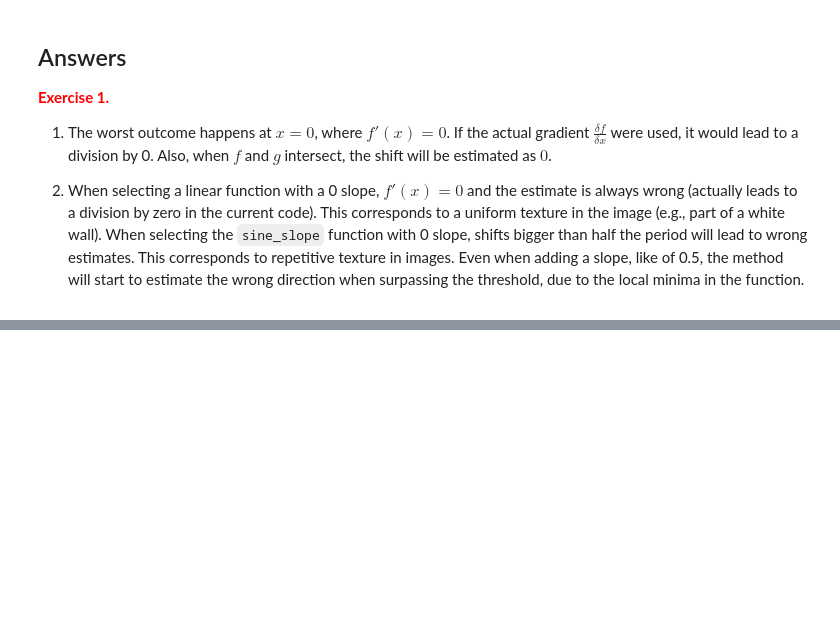
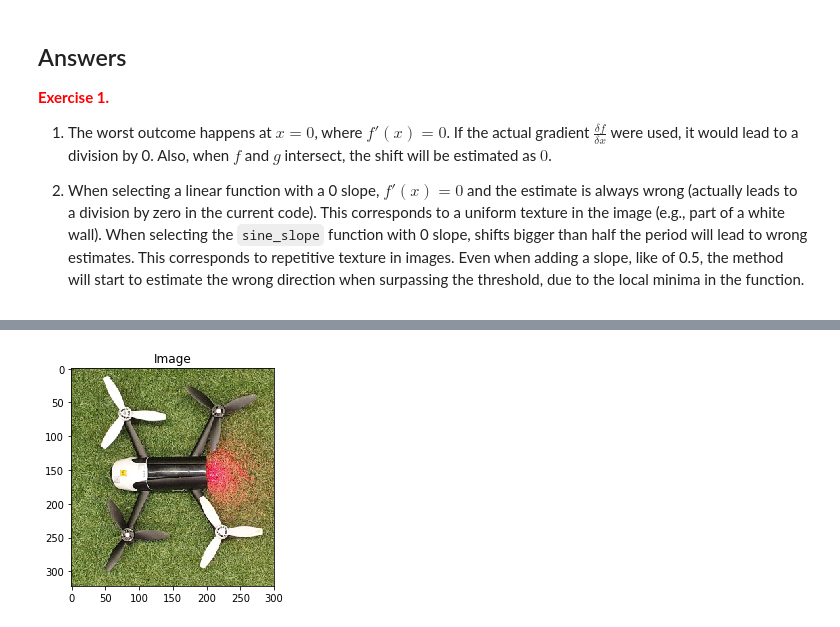
Before and after one commit to guidoAI/optic_flow_estimation, a Jupyter notebook: Optical flow estimation.ipynb, the cells around one changed output, grey strips where cells are left out. Cells and saved outputs as stored; diff of their text form; code cells hidden in the pictures; blank space fills up the shorter version.

```diff
--- a/Optical flow estimation.ipynb
+++ b/Optical flow estimation.ipynb
@@ -490,0 +684,94 @@ print(f'df/dx({x_query}) = {fun_dx(x_query, offset, slope, a, fun_type)}, df/dx2
+# %%
+%matplotlib inline
+import cv2
+import numpy as np
+from matplotlib import pyplot as plt
+import scipy
+from scipy import signal
+
+def gradient_x(imggray):
+    # Sobel kernel for Ix.
+    kernel_x = np.array([[-1, 0, 1],[-2, 0, 2],[-1, 0, 1]])
+    return signal.convolve2d(imggray, kernel_x, mode='same')
+
+def gradient_y(imggray):
+    # Sobel kernel for Iy:
+    kernel_y = np.array([[1, 2, 1], [0, 0, 0], [-1, -2, -1]])
+    return signal.convolve2d(imggray, kernel_y, mode='same')
+
+def non_maximum_suppression(Harris, dist = 1, threshold_factor = 0.05):
+    # suppress non maxima:
+    max_H = np.max(Harris[:])
+    threshold = threshold_factor * max_H
+
+    Corners = np.zeros([Harris.shape[0], Harris.shape[1]])
+    for x in range(1, Harris.shape[1]-1):
+        for y in range(1, Harris.shape[0]-1):
+            if Harris[y,x] >= threshold:
+                Harris[y-dist:y+dist+1, x-dist:x+dist+1] = 0 # suppress neighbors
+                Corners[y,x] = 1 # indicate corner
+    return Corners
+
+def get_Harris_vectorized(filename, k = 0.04):
+    # load the BGR color image:
+    BGR = cv2.imread(filename)
+    gray = cv2.cvtColor(BGR, cv2.COLOR_BGR2GRAY)
+    height = gray.shape[0]
+    width = gray.shape[1]
+
+    # resize if too big:
+    if(height * width >= 1E5):
+        gray = cv2.resize(gray, (int(width/4), int(height/4)))
+        BGR = cv2.resize(BGR, (int(width/4), int(height/4)))
+        height = gray.shape[0]
+        width = gray.shape[1]
+
+    # float representation, illuminance in [0,1]
+    gray_float = gray.astype(float) / 255.0
+
+    # get gradients:
+    I_x = gradient_x(gray_float)
+    I_y = gradient_y(gray_float)
+
+    # Ixx, Iyy, Ixy:
+    Ixx = scipy.ndimage.gaussian_filter(I_x**2, sigma=1)
+    Ixy = scipy.ndimage.gaussian_filter(I_y*I_x, sigma=1)
+    Iyy = scipy.ndimage.gaussian_filter(I_y**2, sigma=1)
+
+    # determinant
+    detA = Ixx * Iyy - Ixy ** 2
+
+    # trace
+    traceA = Ixx + Iyy
+
+    # Harris response value:
+    Harris = detA - k * traceA ** 2
+
+    return [Harris, Ixx, Iyy, Ixy, BGR, detA, traceA, I_x, I_y]
+
+[Harris, Ixx, Iyy, Ixy, BGR, detA, traceA, I_x, I_y] = get_Harris_vectorized('bebop.png')
+
+#  plot matrices  for inspection and debugging:
+plt.figure()
+plt.imshow(cv2.cvtColor(BGR, cv2.COLOR_BGR2RGB))
+plt.title('Image')
+
+plt.figure()
+plt.imshow(detA)
+plt.colorbar()
+plt.title('Determinant')
+
+plt.figure()
+plt.imshow(Harris)
+plt.colorbar()
+plt.title('Harris response')
+
+plt.figure()
+Corners = non_maximum_suppression(Harris)
+Corners = scipy.ndimage.binary_dilation(Corners)
+BGR_corners = BGR.copy()
+BGR_corners[Corners > 0] = [0,0,255]
+BGR_corners[Harris < 0] = [255,0,0]
+plt.imshow(cv2.cvtColor(BGR_corners, cv2.COLOR_BGR2RGB))
+plt.title('Corners in red, lines in blue')
+# %% [output]
@@ -490,0 +779 @@ print(f'df/dx({x_query}) = {fun_dx(x_query, offset, slope, a, fun_type)}, df/dx2
+[figure, added]
```
Also changed, not shown: parts of 9 cells of this notebook, 1 other file.
